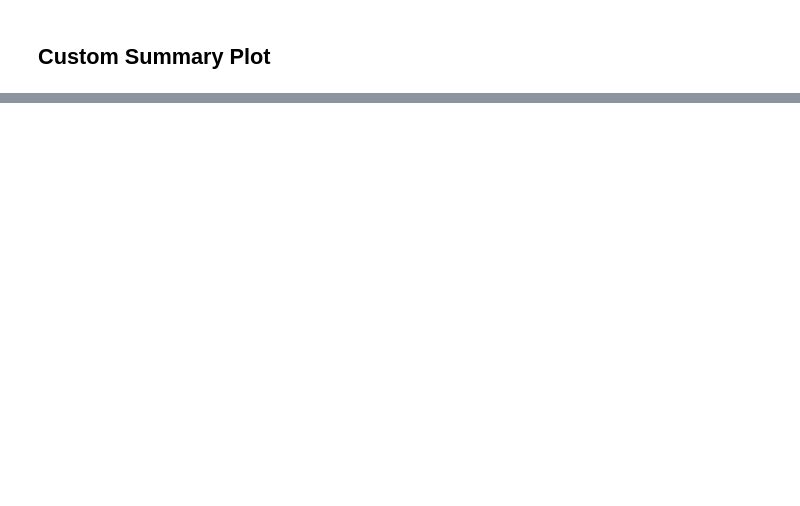
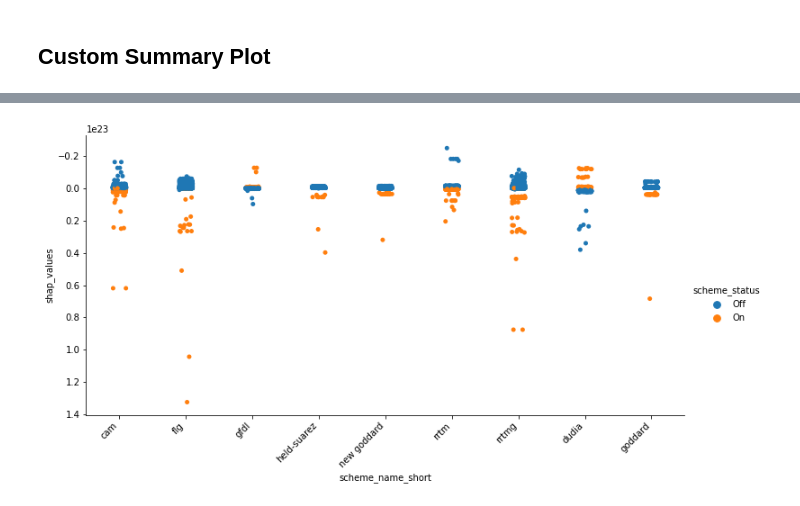
Before and after one commit to jeffreysward/met4ene, a Jupyter notebook: optwrf/examples/Optwrfdb_ShapSummary_Custom.ipynb, the cells around one changed output, grey strips where cells are left out. Cells and saved outputs as stored; diff of their text form; code cells hidden in the pictures; blank space fills up the shorter version.

```diff
--- a/optwrf/examples/Optwrfdb_ShapSummary_Custom.ipynb
+++ b/optwrf/examples/Optwrfdb_ShapSummary_Custom.ipynb
@@ -183,0 +236,14 @@ catplt.set_xticklabels(violin.get_xticklabels(), rotation=45, horizontalalignmen
+# %%
+# Draw a seaborn catplot for one of the physics categories
+catplt = sns.catplot(x='scheme_name_short', y='shap_values', data=ra_shap, hue='scheme_status',
+                     height=5, aspect=2)
+# Format the axes
+for ax in catplt.axes.flat:
+    # Invert the shapley values for semantic resonance
+    ax.invert_yaxis()
+    # Rotate the axis labels so they don't overlap with one another
+    for label in ax.get_xticklabels():
+        label.set_rotation(45)
+        label.set_horizontalalignment('right')
+# %% [output]
+[figure, added]
```
Also changed, not shown: parts of 21 cells of this notebook, 1 other file.
